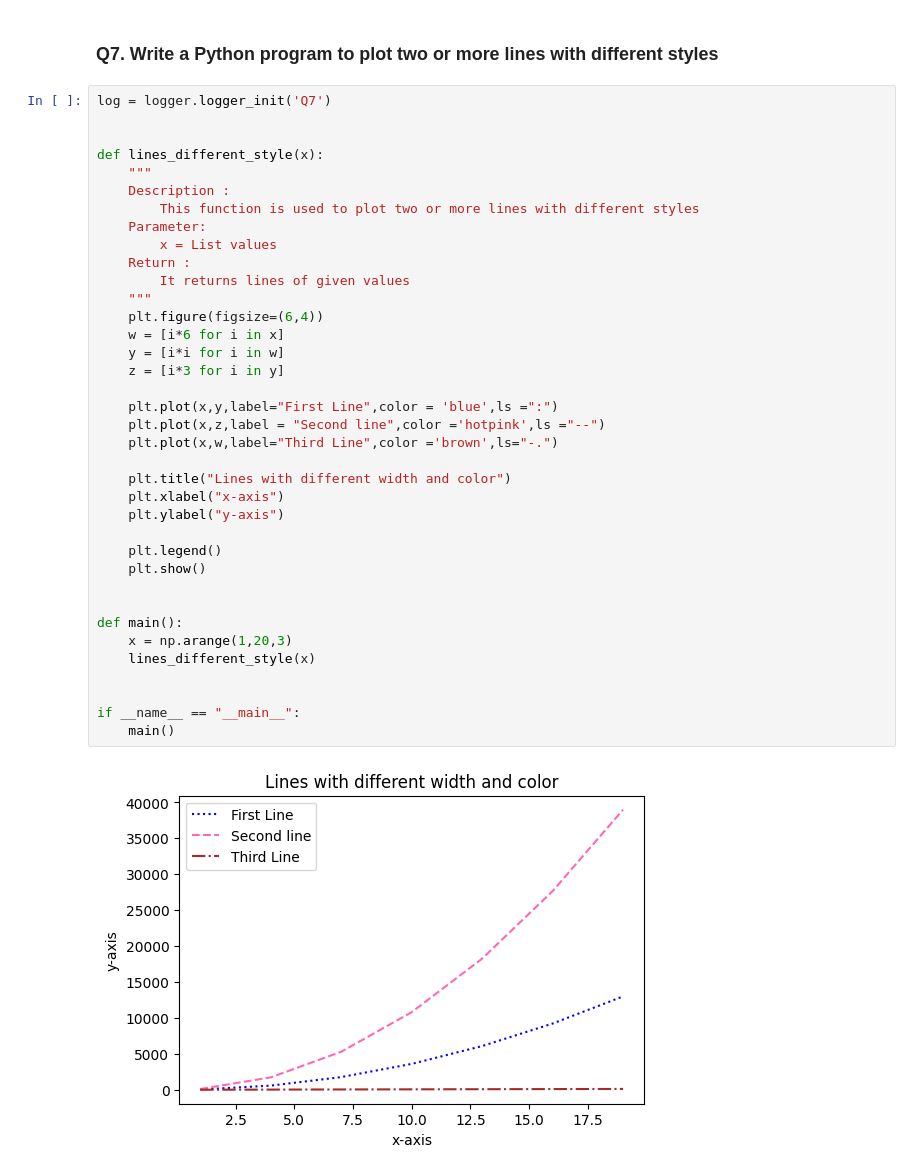
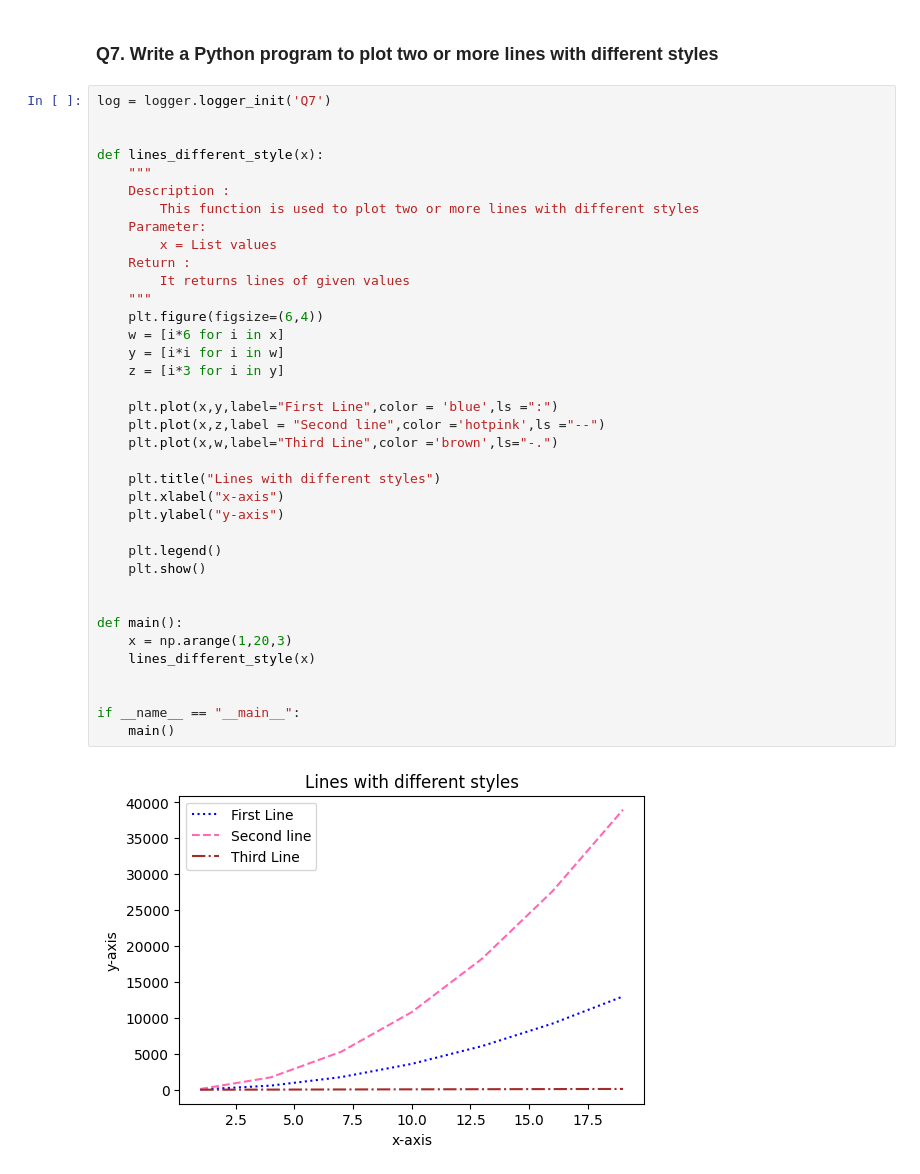
Before and after one commit to Ankitha8105/Python_Libraries, a Jupyter notebook: Matplotlib/linegraph.ipynb, the cells around one changed output. Drawn from its saved outputs; the diff is of its cells as text.

```diff
--- a/Matplotlib/linegraph.ipynb
+++ b/Matplotlib/linegraph.ipynb
@@ -271,32 +271,32 @@ def lines_different_style(x):
         This function is used to plot two or more lines with different styles
     Parameter:
         x = List values
     Return :
         It returns lines of given values
     """
     plt.figure(figsize=(6,4))
     w = [i*6 for i in x]
     y = [i*i for i in w]
     z = [i*3 for i in y]
 
     plt.plot(x,y,label="First Line",color = 'blue',ls =":")
     plt.plot(x,z,label = "Second line",color ='hotpink',ls ="--")
     plt.plot(x,w,label="Third Line",color ='brown',ls="-.")
 
-    plt.title("Lines with different width and color")
+    plt.title("Lines with different styles")
     plt.xlabel("x-axis")
     plt.ylabel("y-axis")
 
     plt.legend()
     plt.show()
 
 
 def main():
     x = np.arange(1,20,3)
     lines_different_style(x)
 
 
 if __name__ == "__main__":
     main()
 # %% [output]
-[figure, old version]
+[figure, new version]
```
Also changed, not shown: parts of 2 cells of this notebook.
